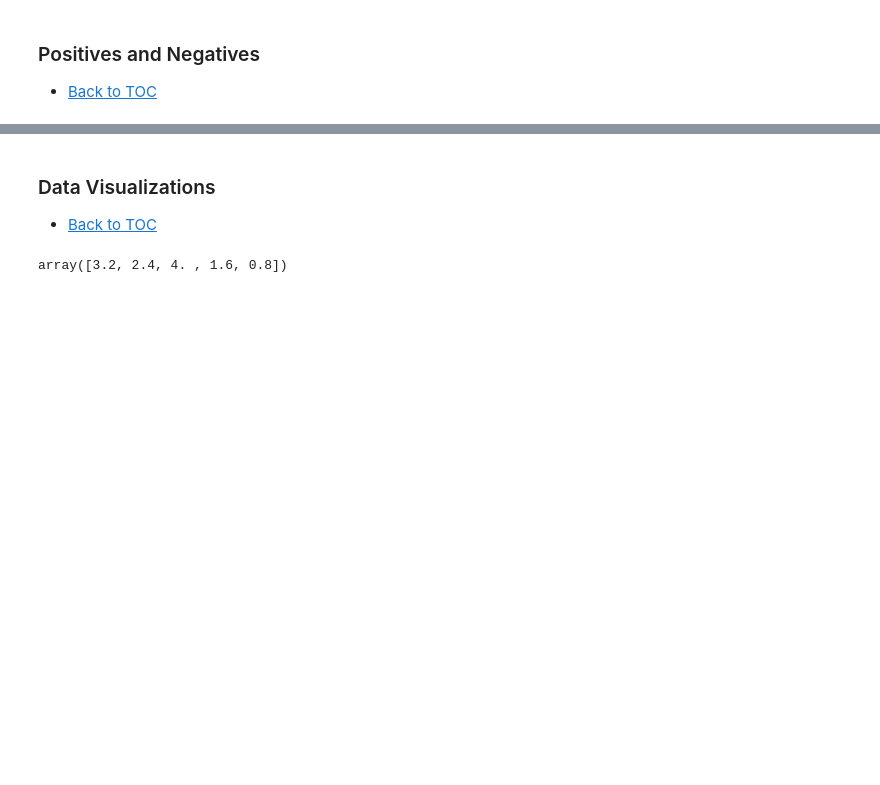
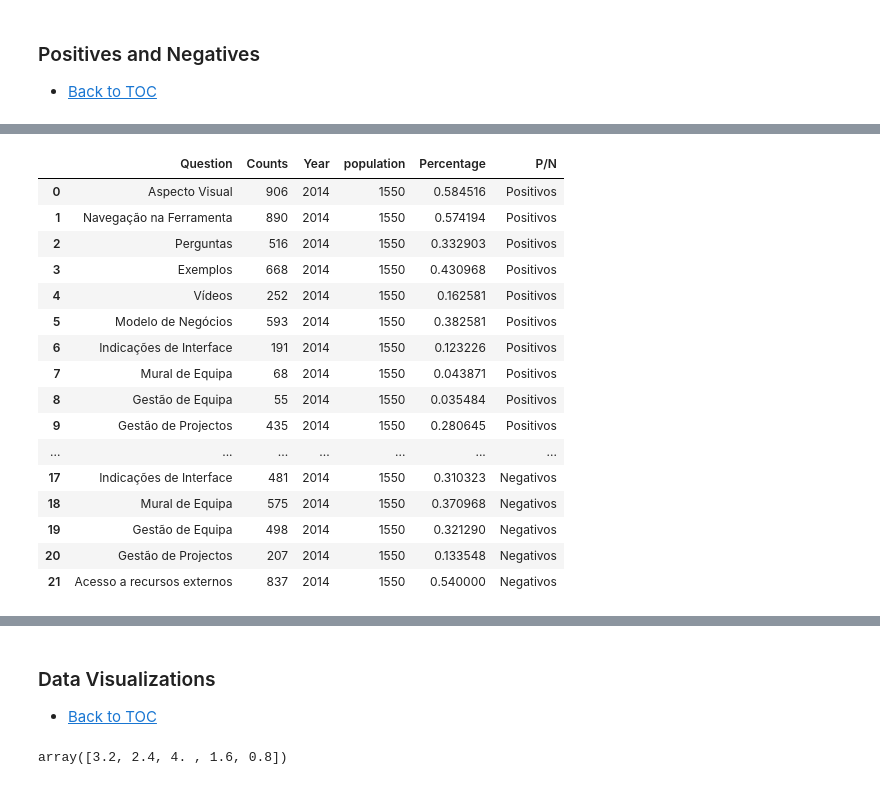
Before and after one commit to DSWorkPortugal/MscThesisFernando, a Jupyter notebook: 2-Ano20132014.ipynb, the cells around one changed output, grey strips where cells are left out. Saved outputs shown, nothing was run; the diff lists cells and outputs as text; code cells hidden in the pictures; blank space fills up the shorter version.

```diff
--- a/2-Ano20132014.ipynb
+++ b/2-Ano20132014.ipynb
@@ -271,0 +340,35 @@ Ano20132014['E quais são os 3 aspectos que menos gosta? Acesso a recursos exter
+# %%
+Ano20132014posnegSum=Ano20132014posneg.sum(axis = 0, skipna = True)
+Ano20132014posnegSum = pd.DataFrame(Ano20132014posnegSum)
+Ano20132014posnegSum['year'] = 2014
+Ano20132014posnegSum.reset_index(level=0, inplace=True)
+Ano20132014posnegSum.columns=[['Question', 'Counts', 'Year']]
+Ano20132014posnegSum['population'] = 1550
+
+Ano20132014posnegSum.to_csv(r'Data/PositivosNegativosStandardized/Ano20132014posnegSum.csv', index = False)
+Ano20132014posnegSum = pd.read_csv('Data/PositivosNegativosStandardized/Ano20132014posnegSum.csv', sep=',')
+Ano20132014posnegSum['Percentage'] = Ano20132014posnegSum['Counts']/Ano20132014posnegSum['population']
+Ano20132014posnegSum.to_csv(r'Data/PositivosNegativosStandardized/Ano20132014posnegSum.csv', index = False)
+# %%
+Ano20132014posnegSum[['P/N','Question']] = Ano20132014posnegSum.Question.str.split(":",expand=True)
+Ano20132014posnegSum.to_csv(r'Data/PositivosNegativosStandardized/Ano20132014posnegSum.csv', index = False)
+# %%
+Ano20132014posnegSum
+# %% [output]
+|  | Question | Counts | Year | population | Percentage | P/N |
+| 0 | Aspecto Visual | 906 | 2014 | 1550 | 0.584516 | Positivos |
+| 1 | Navegação na Ferramenta | 890 | 2014 | 1550 | 0.574194 | Positivos |
+| 2 | Perguntas | 516 | 2014 | 1550 | 0.332903 | Positivos |
+| 3 | Exemplos | 668 | 2014 | 1550 | 0.430968 | Positivos |
+| 4 | Vídeos | 252 | 2014 | 1550 | 0.162581 | Positivos |
+| 5 | Modelo de Negócios | 593 | 2014 | 1550 | 0.382581 | Positivos |
+| 6 | Indicações de Interface | 191 | 2014 | 1550 | 0.123226 | Positivos |
+| 7 | Mural de Equipa | 68 | 2014 | 1550 | 0.043871 | Positivos |
+| 8 | Gestão de Equipa | 55 | 2014 | 1550 | 0.035484 | Positivos |
+| 9 | Gestão de Projectos | 435 | 2014 | 1550 | 0.280645 | Positivos |
+| ... | ... | ... | ... | ... | ... | ... |
+| 17 | Indicações de Interface | 481 | 2014 | 1550 | 0.310323 | Negativos |
+| 18 | Mural de Equipa | 575 | 2014 | 1550 | 0.370968 | Negativos |
+| 19 | Gestão de Equipa | 498 | 2014 | 1550 | 0.321290 | Negativos |
+| 20 | Gestão de Projectos | 207 | 2014 | 1550 | 0.133548 | Negativos |
+| 21 | Acesso a recursos externos | 837 | 2014 | 1550 | 0.540000 | Negativos |
```
Also changed, not shown: parts of 16 cells of this notebook, 10 other files.
